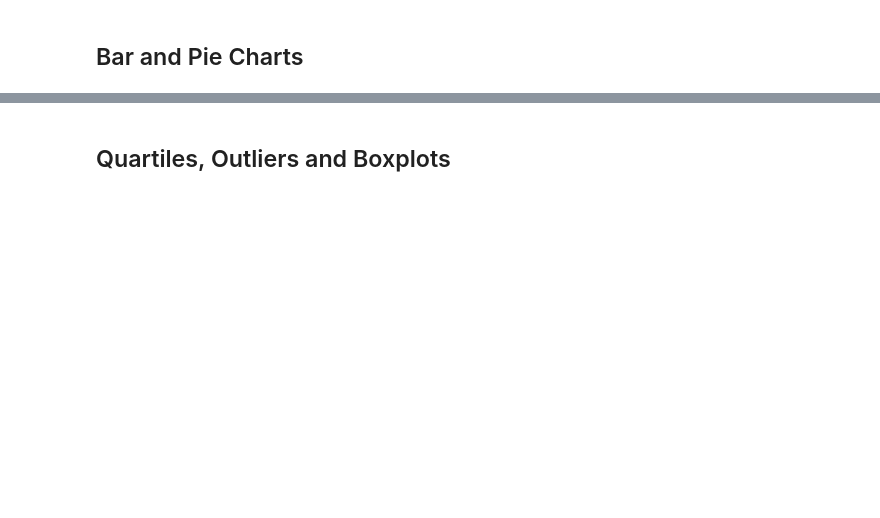
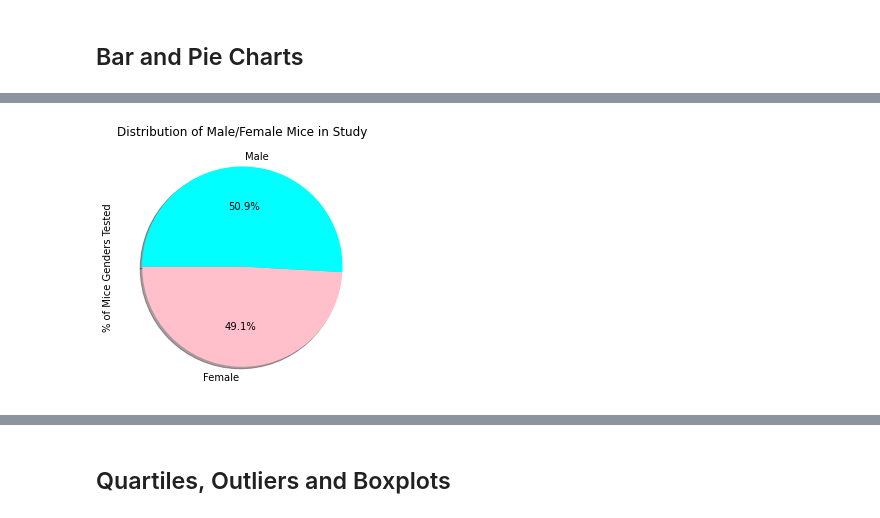
Before and after one commit to IthamarFrancois/Pymaceuticals, a Jupyter notebook: Pymaceuticals/Pymaceuticals - Copy.ipynb, the cells around one changed output, grey strips where cells are left out. Cells and saved outputs as stored; diff of their text form; code cells hidden in the pictures; blank space fills up the shorter version.

```diff
--- a/Pymaceuticals/Pymaceuticals - Copy.ipynb
+++ b/Pymaceuticals/Pymaceuticals - Copy.ipynb
@@ -48,0 +40,6 @@ print(mouse_metadata.head())
+# %%
+## Combine the data into a single dataset
+MergedMiceData_DF = pd.merge(mouse_metadata,study_results, how="outer", on="Mouse ID")
+
+## Display the data table for preview
+MergedMiceData_DF.head(10)
@@ -67,2 +336,22 @@ print(mouse_metadata.head())
+# %%
+## Generate a pie plot showing the distribution of female versus male mice using pandas
+
+## Generate data on mice results based on sex of mice
+MiceGender = CleanMiceData_DF.groupby(["Sex"])
+GenderResults = MiceGender['Drug Regimen'].count()
+GenderResults
+
+GenderResults.plot(kind='pie', labels=GenderResults.index, colors=("pink", "cyan"),
+        autopct="%1.1f%%", shadow=True, startangle=-180)
+
+## Label for y-axis, setting a tight layout, and saving fig to 'data' folder
+
+plt.ylabel("% of Mice Genders Tested")
+plt.title("Distribution of Male/Female Mice in Study")
+plt.tight_layout()
+plt.savefig("data/Pie_Panda_MiceGenders.jpg", dpi=200)
+plt.show()
+# %% [output]
+[figure, added]
 # %%
 # Generate a pie plot showing the distribution of female versus male mice using pandas
```
Also changed, not shown: parts of 25 cells of this notebook, 1 other file.
